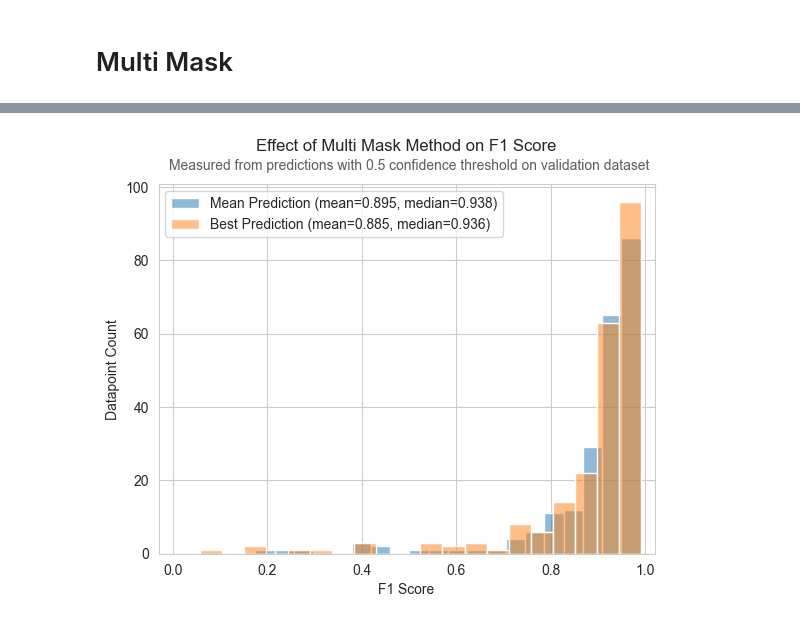
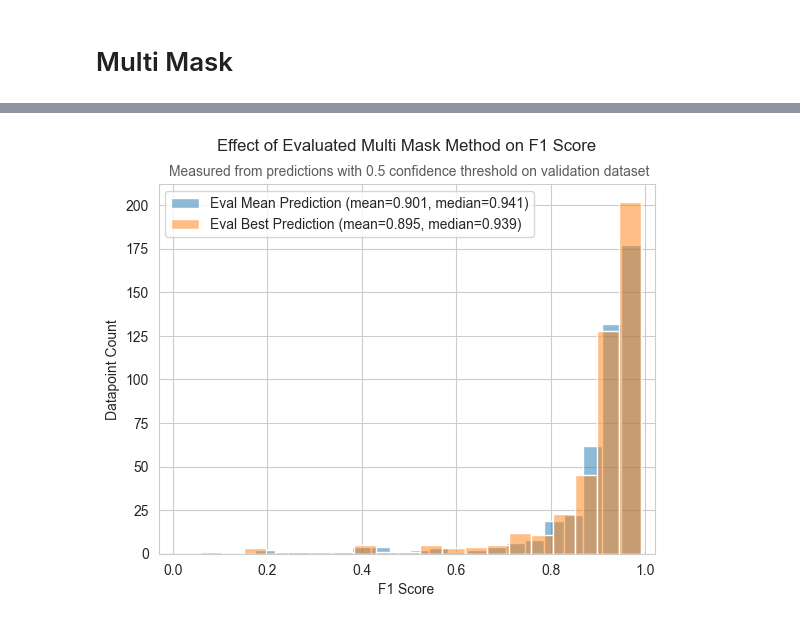
Before and after one commit to geo-smart/elwha_segmentation, a Jupyter notebook: book/experiments/plotting.ipynb, the cells around one changed output, grey strips where cells are left out. Drawn from its saved outputs; the diff is of its cells as text; code cells hidden in the pictures.

```diff
--- a/book/experiments/plotting.ipynb
+++ b/book/experiments/plotting.ipynb
@@ -260,12 +270,19 @@ plot_scores_comparison(
 # %%
 plot_scores_comparison(
     (
-        read_list_from_file("./multimask/f1_scores_base_AdamW_lr=7e-06_wd=0.0002_bs=5_mp=fp16_pts_3p0n_mm=best_erode_loss=dice_emm=mean.txt"),
-        read_list_from_file("./multimask/f1_scores_base_AdamW_lr=7e-06_wd=0.0002_bs=5_mp=fp16_pts_3p0n_mm=best_erode_loss=dice_emm=best.txt"),
+        [
+            *read_list_from_file("./multimask/f1_scores_base_AdamW_lr=7e-06_wd=0.0002_bs=5_mp=fp16_pts_3p0n_mm=best_erode_loss=dice_emm=mean.txt"),
+            *read_list_from_file("./multimask/f1_scores_base_AdamW_lr=7e-06_wd=0.0002_bs=5_mp=fp16_pts_3p0n_erode_loss=dice_emm=mean.txt"),
+        ],
+        [
+            *read_list_from_file("./multimask/f1_scores_base_AdamW_lr=7e-06_wd=0.0002_bs=5_mp=fp16_pts_3p0n_mm=best_erode_loss=dice_emm=best.txt"),
+            *read_list_from_file("./multimask/f1_scores_base_AdamW_lr=7e-06_wd=0.0002_bs=5_mp=fp16_pts_3p0n_erode_loss=dice_emm=best.txt"),
+        ],
+
     ),
-    ("Mean Prediction", "Best Prediction"),
-    title="Effect of Multi Mask Method on F1 Score",
+    ("Eval Mean Prediction", "Eval Best Prediction"),
+    title="Effect of Evaluated Multi Mask Method on F1 Score",
     subtitle="Measured from predictions with 0.5 confidence threshold on validation dataset",
 )
 # %% [output]
-[figure, old version]
+[figure, new version]
```
Also changed, not shown: parts of 12 cells of this notebook, 7 other files.
